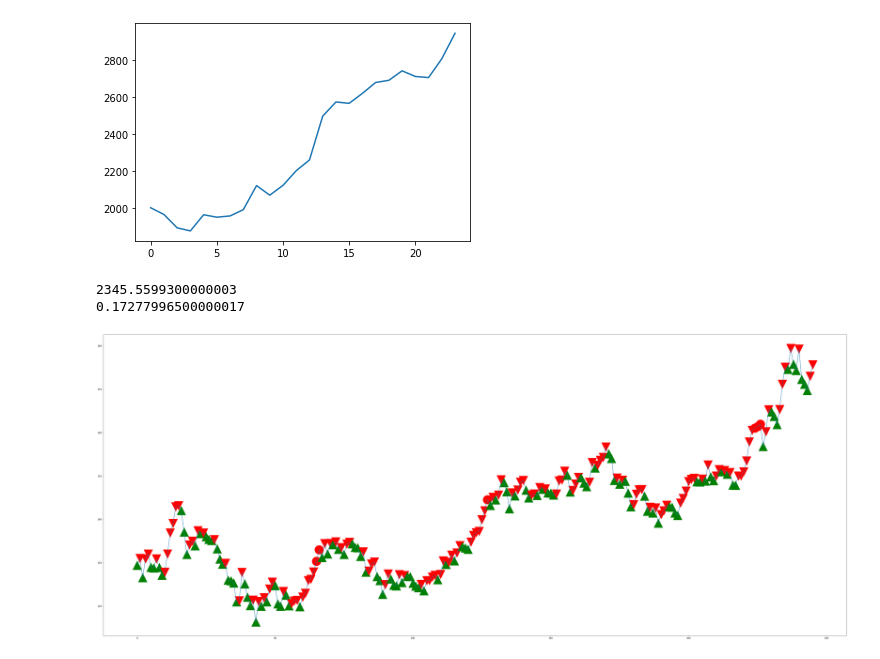
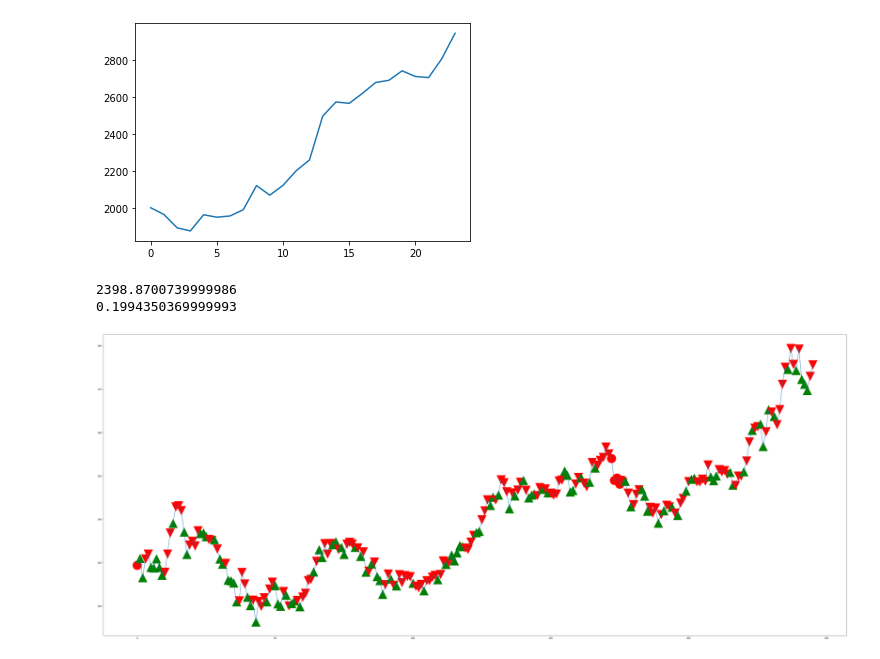
Before and after one commit to kevinkim101/financial_stock_data_modelling, a Jupyter notebook: project_name/notebooks/trading_strats.ipynb, the cells around one changed output. Saved outputs shown, nothing was run; the diff lists cells and outputs as text; code cells hidden in the pictures.

```diff
--- a/project_name/notebooks/trading_strats.ipynb
+++ b/project_name/notebooks/trading_strats.ipynb
@@ -235,5 +232,42 @@ equity
+# %%
+#our next candidate is the forcasted moving average if the simple moving average with the forcast is about the 10 day SMA then we are in a weak uptrend
+#if our simple moving average with forcast is about the 20 day SMA then we are in a strong uptrend.
+df = pd.read_csv("../data/processed/appl_stock_values.csv")
+
+#split the data
+df["Date"] = pd.to_datetime(df["Date"])
+df = df.drop(columns=["Volume", "High", "Low", "Unnamed: 0"])
+test = df[df["Date"] > datetime.datetime(2021, 1, 1)]
+train = df[df["Date"] <= datetime.datetime(2021, 1, 1)]
+
+test_index_buffer = len(train)
+
+df["MA19"] = df["Open"].rolling(19).mean()
+df["MA9"] = df["Open"].rolling(9).mean()
+
+test = test.reset_index(drop=True)
+plt.figure(figsize=(60,25))
+
+
+for i in range(0,len(test)):
+    model = AutoReg(train["Open"], lags = 1, old_names=False)
+    model_fit = model.fit()
+
+    #store predictions for the next two days
+    predictions = model_fit.predict(start=len(train), end=len(train))
+
+    #we will use the 19 day moving average to calculate the 20 day SMA
+
+
+    #we will use the 9 day moving average to calculate the 10 day SMA
+
+
+
+    #update the model with two days worth of data
+    train = train.append({"Open": test.iloc[i]["Open"], "Date":test.iloc[i]["Date"]}, ignore_index=True)
 # %%
 #Our last test is the simple buy forcast stragy, if tommorows price is greater than todays price we buy, else we sell or even short
+#NOTES: the model is buying + selling to early. Since the price moves in a given day are not
 cash = 2000
 starting = cash
 equity = cash
@@ -261,7 +295,7 @@ for i in range(0,len(test)):
     buy = False
     sell = False
     predictions = model_fit.predict(start=len(train), end=len(train))
-    if test.iloc[i]["Close"] < predictions.iloc[0]:
+    if test.iloc[i]["Open"] < predictions.iloc[0]:
         buy = True
     else:
         sell = True
@@ -289,33 +323,33 @@ for i in range(0,len(test)):
         price = test.iloc[i]["Close"]
         amount = (holdings // sell_factor)
         if amount == 0:
             amount = holdings
 
         holdings -= amount
         cash += amount * price
 
         if amount != 0:
             history.append((amount, "sell", price))
             plt.plot([i], [price], marker = "v", color = "r",markersize=40)
         else:
             plt.plot([i], [price], marker = "o", color = "r",markersize=40)
 
 
 
     #update the model with two days worth of data
 
     train = train.append({"Close": test.iloc[i]["Close"], "Date":test.iloc[i]["Date"]}, ignore_index=True)
 
 if holdings != 0:
     equity = cash + holdings * test.iloc[len(test)-1]["Close"]
 else:
     equity = cash
 
 print(equity)
 print((equity - starting)/ starting)
 plt.plot(test["Close"])
 plt.show()
 # %% [output]
-2345.5599300000003
-0.17277996500000017
+2398.8700739999986
+0.1994350369999993
-[figure, old version]
+[figure, new version]
```
Also changed, not shown: parts of 2 cells of this notebook.
